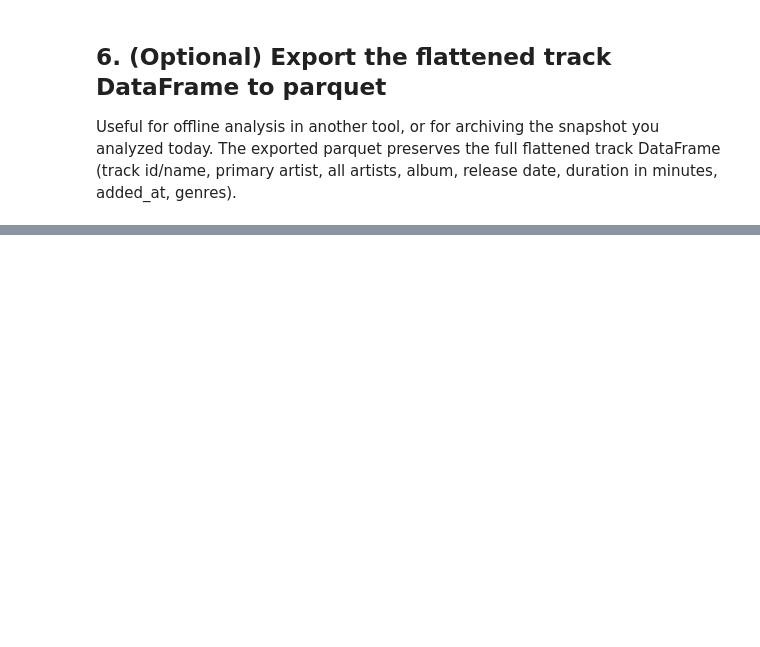
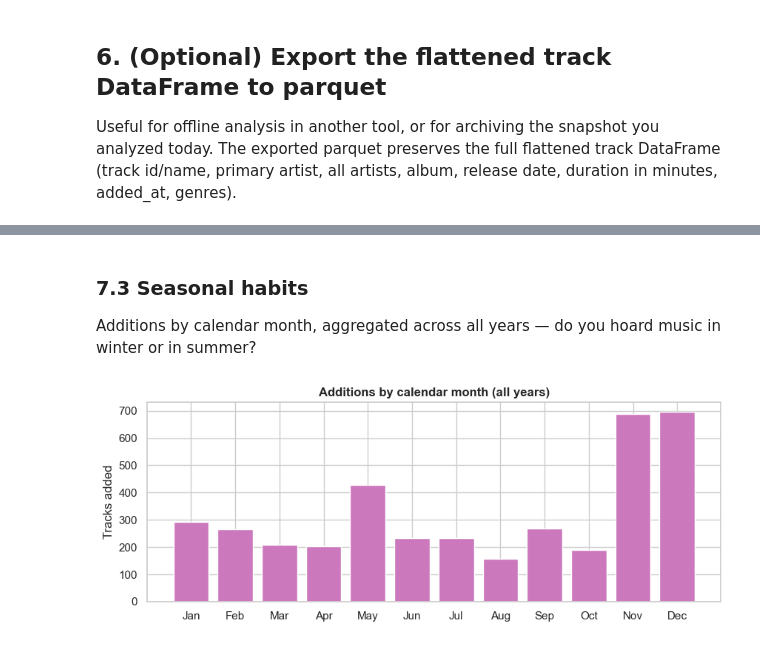
Before and after one commit to Bennet-B/py_spotify_project, a Jupyter notebook: notebooks/01_explore_playlist.ipynb, the cells around one changed output, grey strips where cells are left out. Saved outputs shown, nothing was run; the diff lists cells and outputs as text; code cells hidden in the pictures; blank space fills up the shorter version.

```diff
--- a/notebooks/01_explore_playlist.ipynb
+++ b/notebooks/01_explore_playlist.ipynb
@@ -166,0 +237,14 @@ if EXPORT:
+# %% [markdown]
+### 7.3 Seasonal habits
+
+Additions by calendar month, aggregated across all years — do you hoard music in winter or in summer?
+# %%
+season = insights.seasonal_profile(df)
+
+fig, ax = plt.subplots(figsize=(10, 3.5))
+ax.bar(season["month_name"], season["added"], color=palette[4])
+ax.set_title("Additions by calendar month (all years)", fontsize=12, fontweight="bold")
+ax.set_ylabel("Tracks added")
+plt.show()
+# %% [output]
+[figure, added]
```
Also changed, not shown: parts of 27 cells of this notebook.
